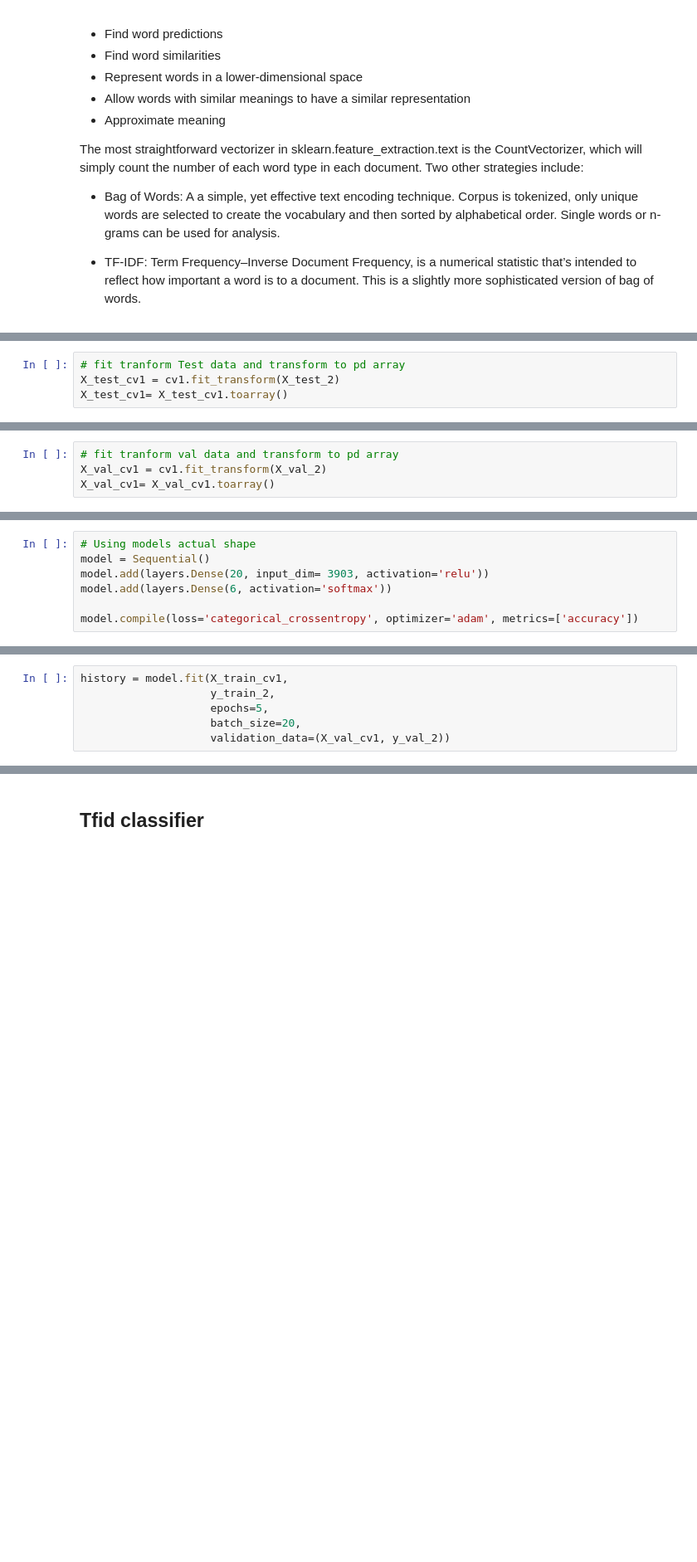
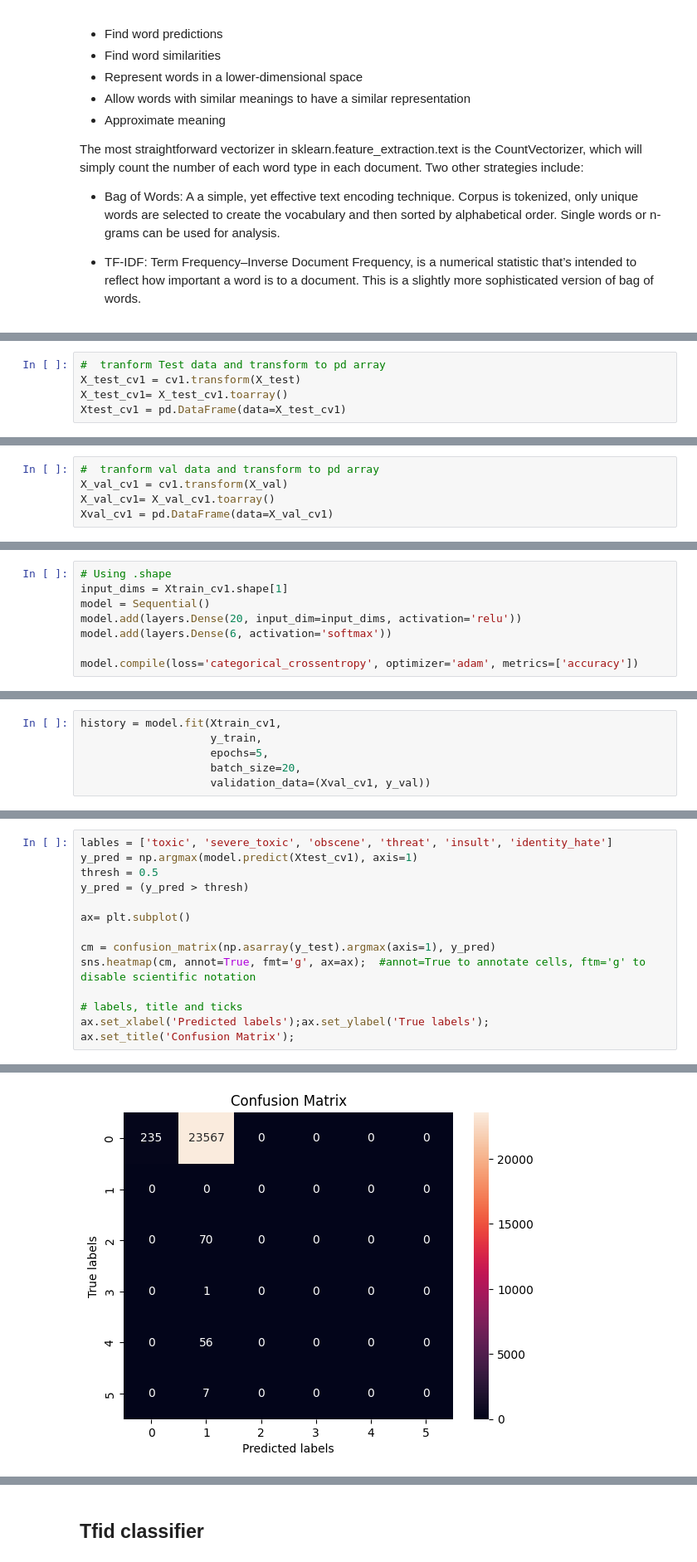
Before and after one commit to slowings/NLP_identifying_trolls, a Jupyter notebook: NLP_identifying_trolls.ipynb, the cells around one changed output, grey strips where cells are left out. Shown at 83% size. Drawn from its saved outputs; the diff is of its cells as text; blank space fills up the shorter version.

```diff
--- a/NLP_identifying_trolls.ipynb
+++ b/NLP_identifying_trolls.ipynb
@@ -318,5 +335,6 @@ X_train_cv1.shape
 # %%
-# fit tranform Test data and transform to pd array
-X_test_cv1 = cv1.fit_transform(X_test_2)
+#  tranform Test data and transform to pd array
+X_test_cv1 = cv1.transform(X_test)
 X_test_cv1= X_test_cv1.toarray()
+Xtest_cv1 = pd.DataFrame(data=X_test_cv1)
 # %%
@@ -326,5 +344,6 @@ X_test_cv1.shape
 # %%
-# fit tranform val data and transform to pd array
-X_val_cv1 = cv1.fit_transform(X_val_2)
+#  tranform val data and transform to pd array
+X_val_cv1 = cv1.transform(X_val)
 X_val_cv1= X_val_cv1.toarray()
+Xval_cv1 = pd.DataFrame(data=X_val_cv1)
 # %%
@@ -338,7 +353,8 @@ Having a lot of difficulty getting 1st model to work.  Below, I'll run examples
 # %%
-# Using models actual shape
+# Using .shape
+input_dims = Xtrain_cv1.shape[1]
 model = Sequential()
-model.add(layers.Dense(20, input_dim= 3903, activation='relu'))
+model.add(layers.Dense(20, input_dim=input_dims, activation='relu'))
 model.add(layers.Dense(6, activation='softmax'))
 
 model.compile(loss='categorical_crossentropy', optimizer='adam', metrics=['accuracy'])
@@ -361,6 +361,6 @@ _________________________________________________________________
 # %%
-history = model.fit(X_train_cv1,
-                    y_train_2,
+history = model.fit(Xtrain_cv1,
+                    y_train,
                     epochs=5,
                     batch_size=20,
-                    validation_data=(X_val_cv1, y_val_2))
+                    validation_data=(Xval_cv1, y_val))
@@ -390,0 +383,15 @@ model_3.compile(loss='categorical_crossentropy', optimizer='adam', metrics=['acc
+# %%
+lables = ['toxic', 'severe_toxic', 'obscene', 'threat', 'insult', 'identity_hate']
+y_pred = np.argmax(model.predict(Xtest_cv1), axis=1)
+thresh = 0.5
+y_pred = (y_pred > thresh)
+
+ax= plt.subplot()
+
+cm = confusion_matrix(np.asarray(y_test).argmax(axis=1), y_pred)
+sns.heatmap(cm, annot=True, fmt='g', ax=ax);  #annot=True to annotate cells, ftm='g' to disable scientific notation
+
+# labels, title and ticks
+ax.set_xlabel('Predicted labels');ax.set_ylabel('True labels');
+ax.set_title('Confusion Matrix');
+# %% [output]
@@ -390,0 +399 @@ model_3.compile(loss='categorical_crossentropy', optimizer='adam', metrics=['acc
+[figure, added]
```
Also changed, not shown: parts of 48 cells of this notebook.
